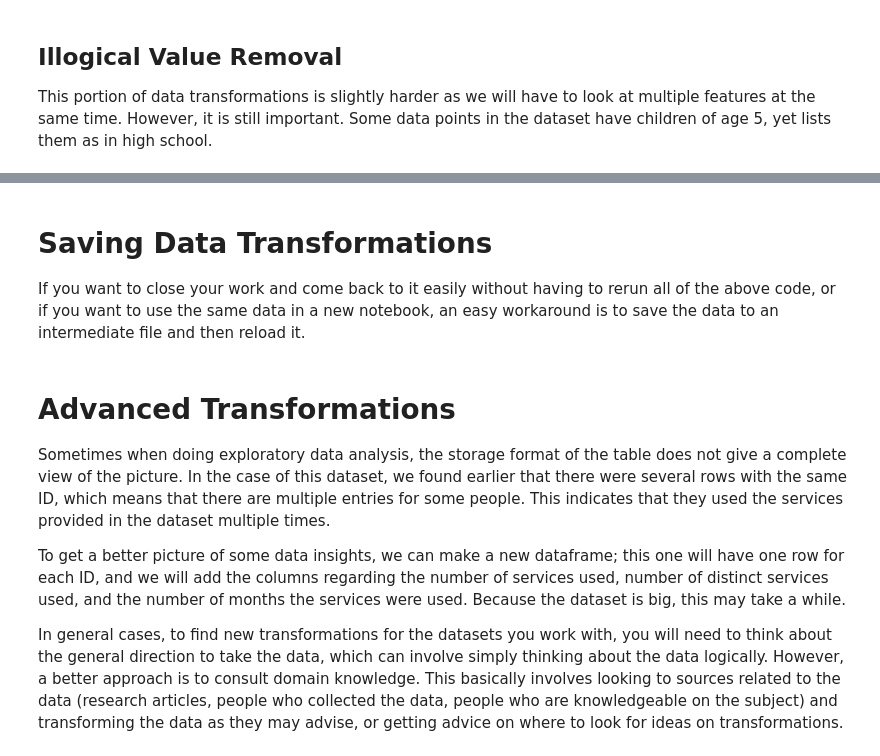
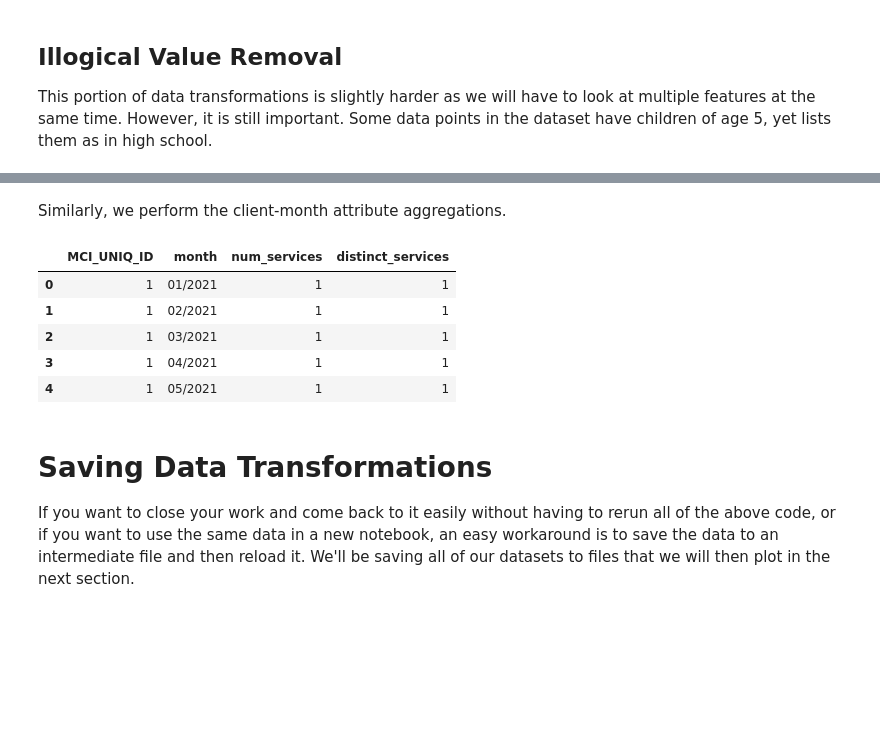
Before and after one commit to EVAnalysisCorp/topicsindatascience, a Jupyter notebook: sample_code/NB01_Tabular_EDA.ipynb, the cells around one changed output, grey strips where cells are left out. Cells and saved outputs as stored; diff of their text form; code cells hidden in the pictures; blank space fills up the shorter version.

Commit message:
finish transforms

```diff
--- a/sample_code/NB01_Tabular_EDA.ipynb
+++ b/sample_code/NB01_Tabular_EDA.ipynb
@@ -431,6 +476,26 @@ df.shape
+# %% [markdown]
+Similarly, we perform the client-month attribute aggregations.
+# %%
+def get_client_date_attributes(services):
+    client_date_attributes = services.groupby(['MCI_UNIQ_ID', 'month']).agg(
+        num_services = ('service', 'count'),
+        distinct_services = ('service', 'nunique')
+    ).reset_index()
+
+    return client_date_attributes
+
+client_date_attributes = get_client_date_attributes(df)
+client_date_attributes.head()
+# %% [output]
+|  | MCI_UNIQ_ID | month | num_services | distinct_services |
+| 0 | 1 | 01/2021 | 1 | 1 |
+| 1 | 1 | 02/2021 | 1 | 1 |
+| 2 | 1 | 03/2021 | 1 | 1 |
+| 3 | 1 | 04/2021 | 1 | 1 |
+| 4 | 1 | 05/2021 | 1 | 1 |
 # %% [markdown]
 # Saving Data Transformations
-If you want to close your work and come back to it easily without having to rerun all of the above code, or if you want to use the same data in a new notebook, an easy workaround is to save the data to an intermediate file and then reload it.
+If you want to close your work and come back to it easily without having to rerun all of the above code, or if you want to use the same data in a new notebook, an easy workaround is to save the data to an intermediate file and then reload it. We'll be saving all of our datasets to files that we will then plot in the next section.
 # %%
 #we will save df to a new csv file
 df.to_csv('dhs_cleaned.csv', index=False)
@@ -437,8 +503,0 @@ df.to_csv('dhs_cleaned.csv', index=False)
-# %% [markdown]
-# Advanced Transformations
-
-Sometimes when doing exploratory data analysis, the storage format of the table does not give a complete view of the picture. In the case of this dataset, we found earlier that there were several rows with the same ID, which means that there are multiple entries for some people. This indicates that they used the services provided in the dataset multiple times.
-
-To get a better picture of some data insights, we can make a new dataframe; this one will have one row for each ID, and we will add the columns regarding the number of services used, number of distinct services used, and the number of months the services were used. Because the dataset is big, this may take a while.
-
-In general cases, to find new transformations for the datasets you work with, you will need to think about the general direction to take the data, which can involve simply thinking about the data logically. However, a better approach is to consult domain knowledge. This basically involves looking to sources related to the data (research articles, people who collected the data, people who are knowledgeable on the subject) and transforming the data as they may advise, or getting advice on where to look for ideas on transformations.
```
Also changed, not shown: parts of 14 cells of this notebook.
